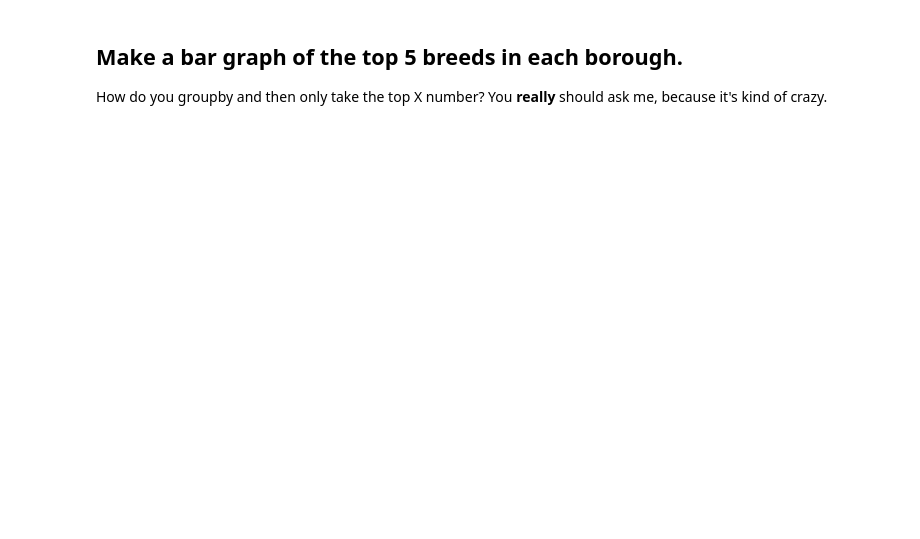
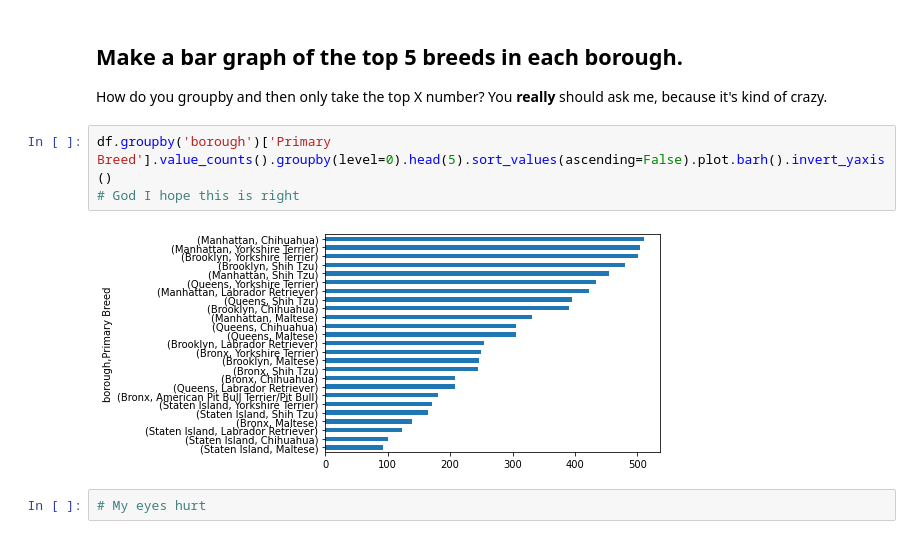
Before and after one commit to obverter/lede-homework-7, a Jupyter notebook: 07-homework/dogs/Dataset TWO - Dogs.ipynb, the cells around one changed output. Drawn from its saved outputs; the diff is of its cells as text; blank space fills up the shorter version.

```diff
--- a/07-homework/dogs/Dataset TWO - Dogs.ipynb
+++ b/07-homework/dogs/Dataset TWO - Dogs.ipynb
@@ -82,3 +334,10 @@ You’ll need to merge in `population_boro.csv`
 ## Make a bar graph of the top 5 breeds in each borough.
 
 How do you groupby and then only take the top X number? You **really** should ask me, because it's kind of crazy.
+# %%
+df.groupby('borough')['Primary Breed'].value_counts().groupby(level=0).head(5).sort_values(ascending=False).plot.barh().invert_yaxis()
+# God I hope this is right
+# %% [output]
+[figure, added]
+# %%
+# My eyes hurt
```
Also changed, not shown: parts of 27 cells of this notebook, 2 other files.
